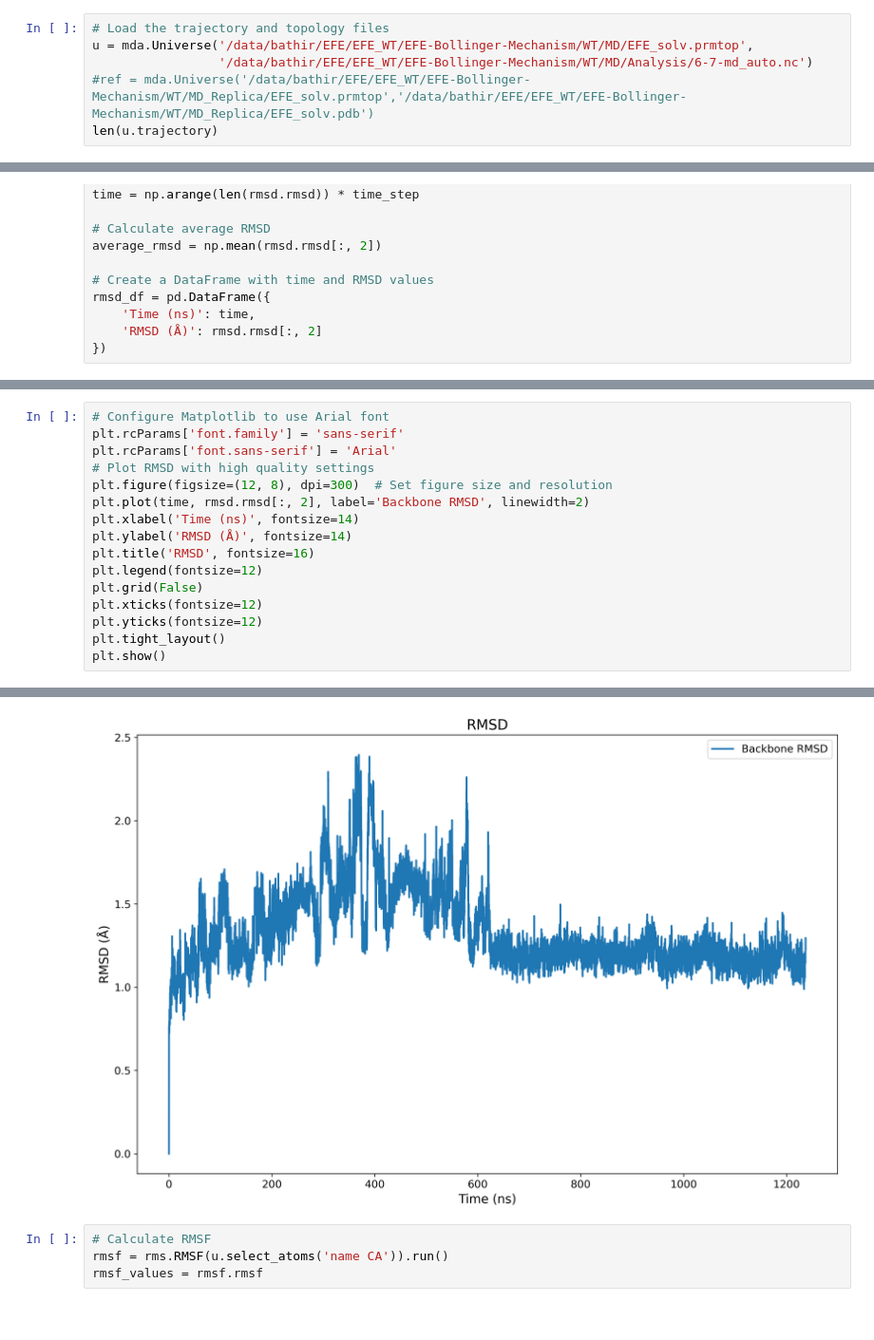
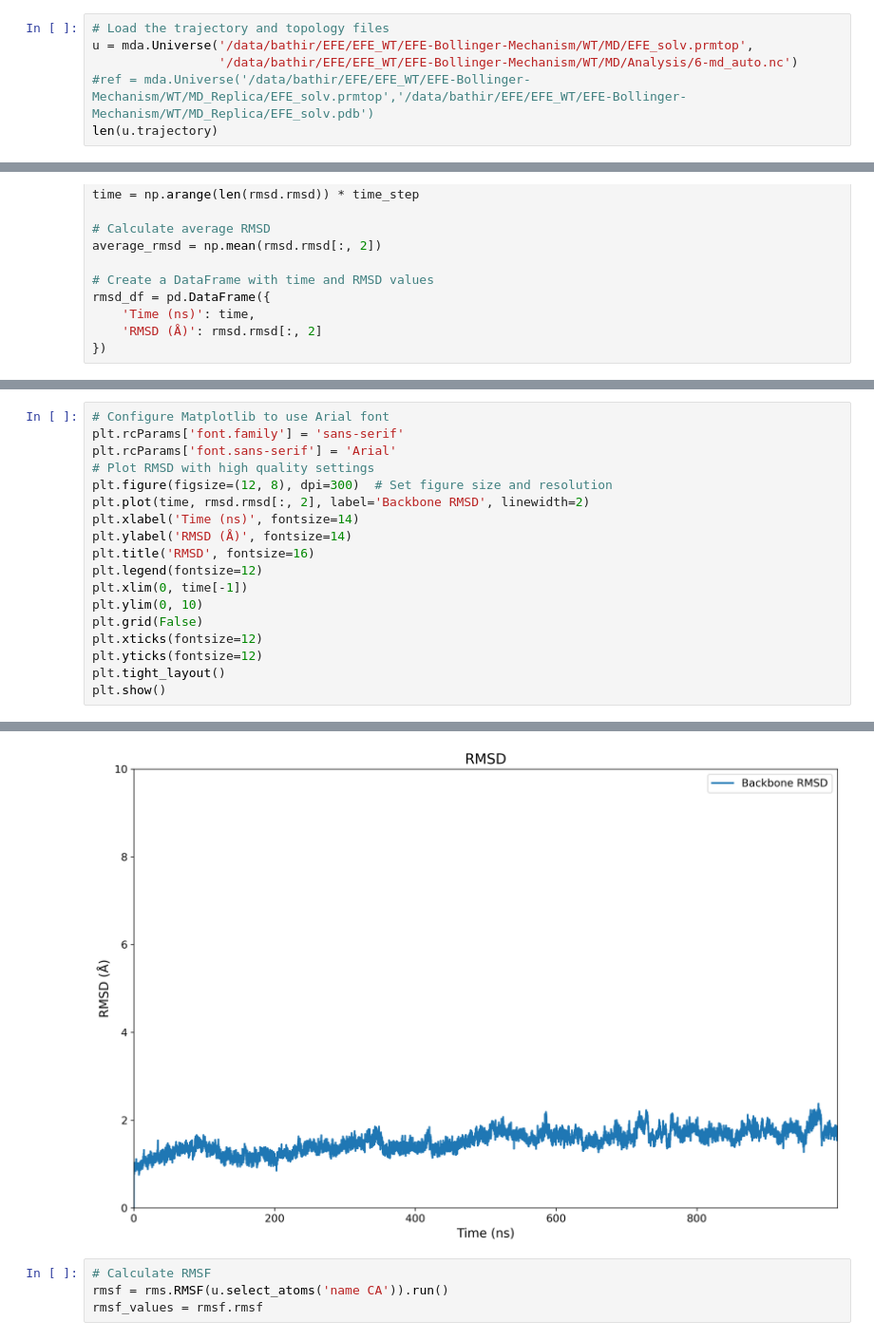
Before and after one commit to bathirjsr/Automation-Scripts-For-QM-MM-and-MD, a Jupyter notebook: Python_Code/MD_Analysis.ipynb, the cells around one changed output, grey strips where cells are left out. Shown: that part at 95% size. Saved outputs shown, nothing was run; the diff lists cells and outputs as text.

```diff
--- a/Python_Code/MD_Analysis.ipynb
+++ b/Python_Code/MD_Analysis.ipynb
@@ -7,7 +7,7 @@ import pandas as pd
 # %%
 # Load the trajectory and topology files
 u = mda.Universe('/data/bathir/EFE/EFE_WT/EFE-Bollinger-Mechanism/WT/MD/EFE_solv.prmtop',
-                 '/data/bathir/EFE/EFE_WT/EFE-Bollinger-Mechanism/WT/MD/Analysis/6-7-md_auto.nc')
+                 '/data/bathir/EFE/EFE_WT/EFE-Bollinger-Mechanism/WT/MD/Analysis/6-md_auto.nc')
 #ref = mda.Universe('/data/bathir/EFE/EFE_WT/EFE-Bollinger-Mechanism/WT/MD_Replica/EFE_solv.prmtop','/data/bathir/EFE/EFE_WT/EFE-Bollinger-Mechanism/WT/MD_Replica/EFE_solv.pdb')
 len(u.trajectory)
 # %% [output]
@@ -64,6 +64,8 @@ plt.xlabel('Time (ns)', fontsize=14)
 plt.ylabel('RMSD (Å)', fontsize=14)
 plt.title('RMSD', fontsize=16)
 plt.legend(fontsize=12)
+plt.xlim(0, time[-1])
+plt.ylim(0, 10)
 plt.grid(False)
 plt.xticks(fontsize=12)
 plt.yticks(fontsize=12)
@@ -90,4 +75,4 @@ findfont: Generic family 'sans-serif' not found because none of the following fa
-[figure, old version]
+[figure, new version]
 # %%
 # Calculate RMSF
 rmsf = rms.RMSF(u.select_atoms('name CA')).run()
```
Also changed, not shown: parts of 5 cells of this notebook, 3 other files.
